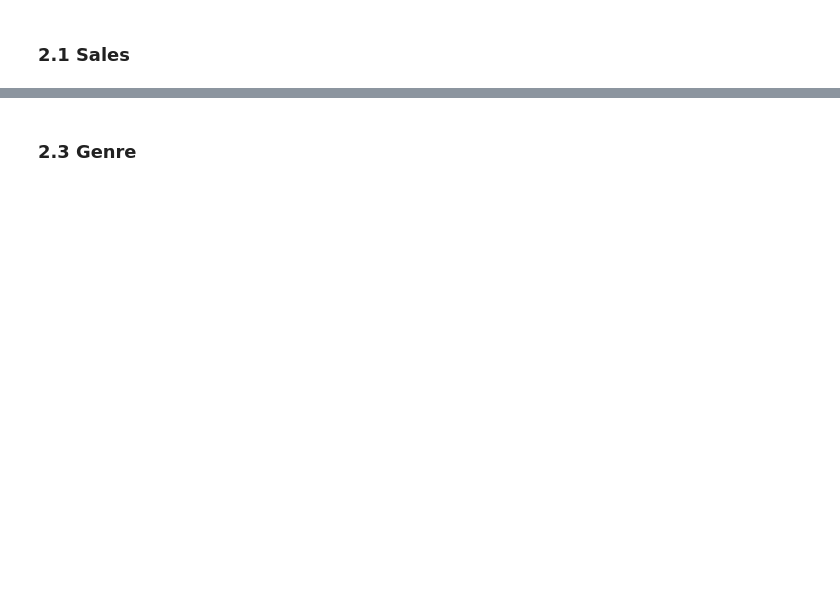
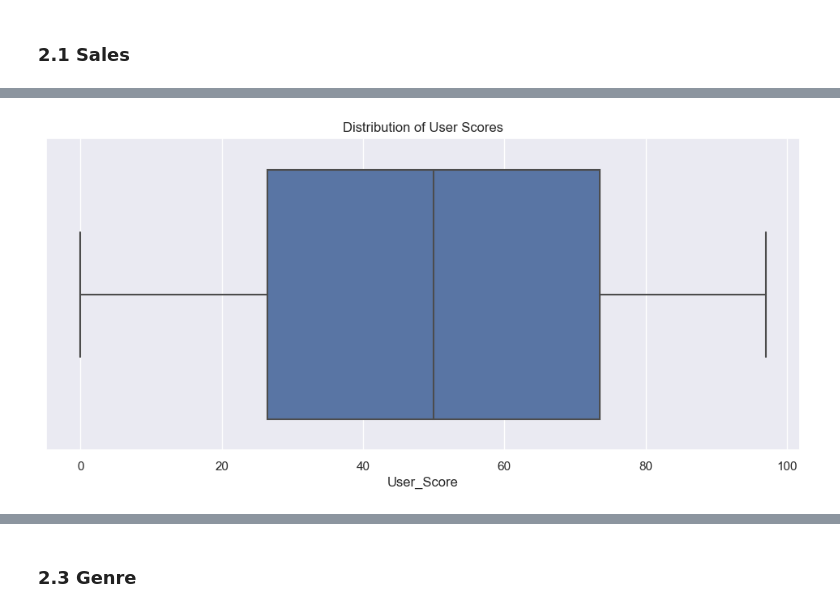
Before and after one commit to skalenjr/Video-Games-Sales-Analysis, a Jupyter notebook: VideoGames.ipynb, the cells around one changed output, grey strips where cells are left out. Drawn from its saved outputs; the diff is of its cells as text; code cells hidden in the pictures; blank space fills up the shorter version.

```diff
--- a/VideoGames.ipynb
+++ b/VideoGames.ipynb
@@ -125,5 +356,7 @@ video_games_df[ratings_features].describe()
 # %%
 plt.figure(figsize=(12,5))
+sns.boxplot(data=count_scores, x='User_Score')
 plt.title('Distribution of User Scores')
-sns.histplot(x='User_Score', data=video_games_df)
 plt.show()
+# %% [output]
+[figure, added]
```
Also changed, not shown: parts of 63 cells of this notebook.
